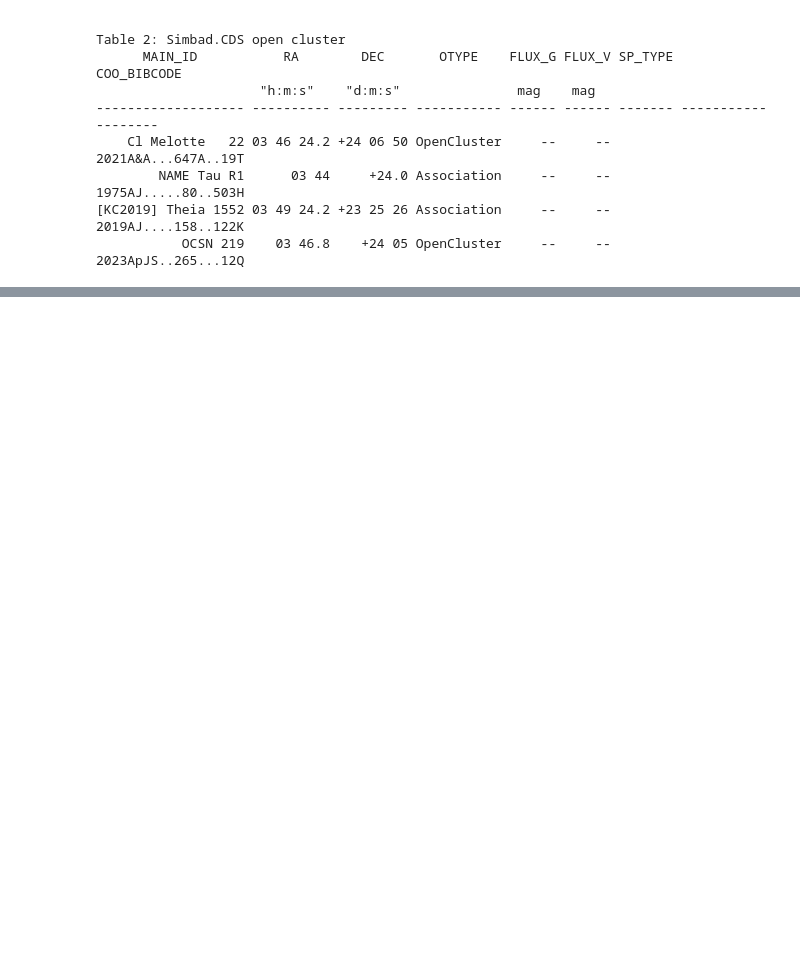
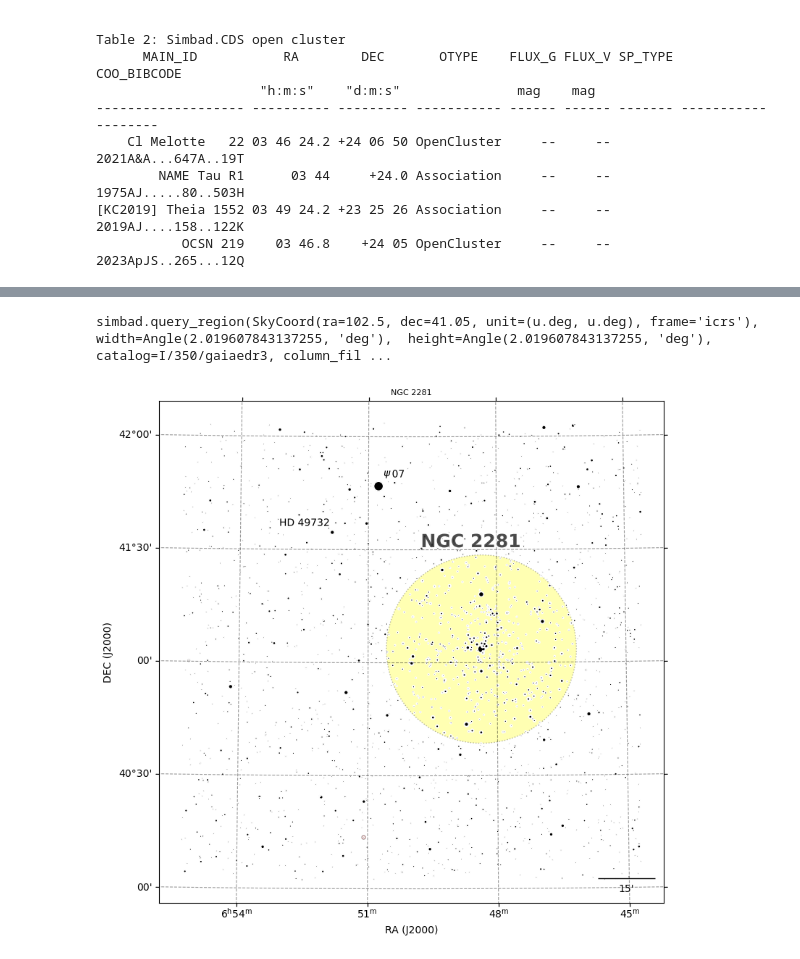
Before and after one commit to dtouzan/ciboulette, a Jupyter notebook: notebook/maps.ipynb, the cells around one changed output, grey strips where cells are left out. Cells and saved outputs as stored; diff of their text form; code cells hidden in the pictures; blank space fills up the shorter version.

Commit message:
Update SECTOR class

```diff
--- a/notebook/maps.ipynb
+++ b/notebook/maps.ipynb
@@ -326,3 +326,7 @@ Table length=2
 | object | str13 | str13 | int16 | int16 | float32 | float32 | int16 | str1 | ... |
 | ICRF J034757.1+233955 | 03 47 57.1116 | +23 39 55.324 | 12 | 12 | 0.095 | 0.152 | 0 | A | ... |
 | SWXCS J034841+2332.4 | 03 48 41.131 | +23 32 25.08 | 7 | 7 | -- | -- | 0 | E | ... |
+# %%
+from ciboulette.sector.maps import Map
+from matplotlib import pyplot as plt
+MyMap = Map()
@@ -328,0 +351,6 @@ Table length=2
+# %%
+MyMap.gaiaedr3()
+#MyMap.low
+#MyMap.stars()
+# %% [output]
+simbad.query_region(SkyCoord(ra=102.5, dec=41.05, unit=(u.deg, u.deg), frame='icrs'), width=Angle(2.019607843137255, 'deg'),  height=Angle(2.019607843137255, 'deg'), catalog=I/350/gaiaedr3, column_fil ...
@@ -328,0 +370,11 @@ Table length=2
+# %%
+fig = plt.figure(figsize=(9,9))
+ax = fig.add_subplot(111, projection=MyMap.WCS)
+MyMap.title = 'NGC 2281'
+MyMap.plot(ax)
+MyMap.minutes(ax, 15)
+MyMap.J2000(ax)
+MyMap.titlemap(ax)
+plt.show()
+# %% [output]
+[figure, added]
```
Also changed, not shown: parts of 5 cells of this notebook, 1 other file.
